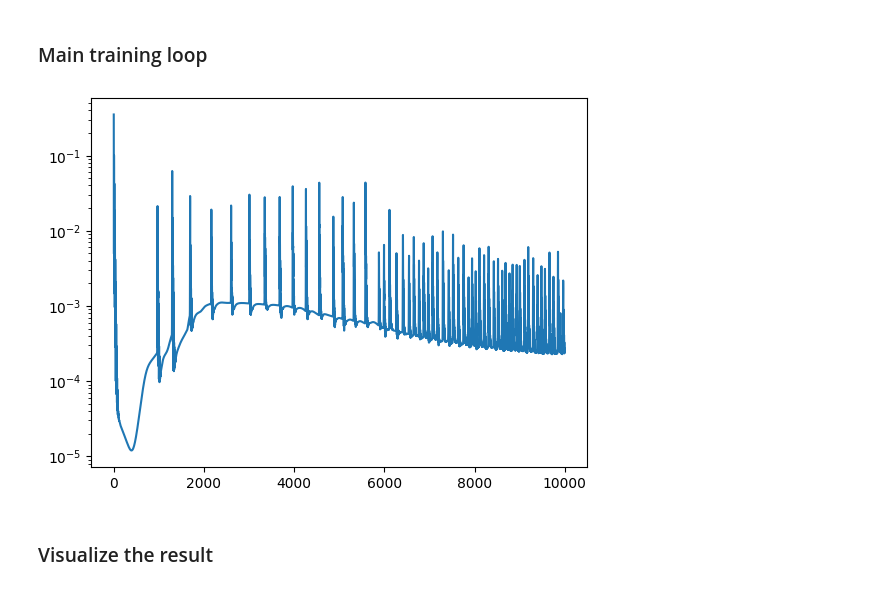
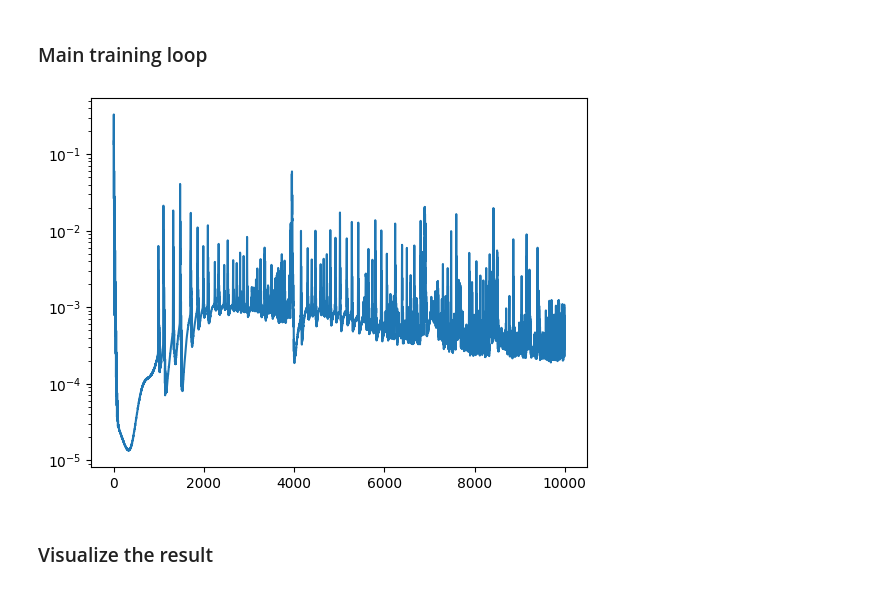
Before and after one commit to JamesAndrewKing/GaussNewtonShapes, a Jupyter notebook: notebooks/minimal_surface_refactor.ipynb, the cells around one changed output. Cells and saved outputs as stored; diff of their text form; code cells hidden in the pictures.

Commit message:
moving surfaces

```diff
--- a/notebooks/minimal_surface_refactor.ipynb
+++ b/notebooks/minimal_surface_refactor.ipynb
@@ -86,44 +86,49 @@ params = model.params
 lr_init = 1e-2
 optim = torch.optim.Adam(model.parameters(), lr=lr_init)
 # optim = HandNGD(model, lr=lr_init, config=config)
+sample_on_surface = True
 
 loss_over_iters = {}
 
 for i in (pbar:=trange(10000)):
     optim.zero_grad()
-
-    # if i == 2000:
-    #     optim.lr = 1e-3
 
     ## 1) Interface at boundaries
     loss_interface  = 0.5*model.f(params, pts_boundary).square().mean()
     loss_interface += loss_weights["interface_corners"] * 0.5*model.f(params, pts_corners).square().mean()
 
     ## 2) Eikonal at boundaries (or everywhere?)
     loss_eikonal  = 0.5*(model.vf_x(params, pts_boundary).squeeze(1).square().sum(1).sqrt() - 1).square().mean()
-    # loss_eikonal += 10*(vf_x(params, pts_corners).squeeze(1).square().sum(1).sqrt() - 1).square().mean()
 
+    if sample_on_surface:
+        pts_space = torch.rand([10000, 3])
+        vals_sq = model(pts_space).square().squeeze()
+        pts = pts_space[vals_sq<1e-4]
+        if len(pts):
+            pts_space = pts
+        config["pts_space"] = pts_space
+        optim.config = config
     loss_laplacian = 0.5*model.v_f_laplace(params, pts_space).squeeze(1).square().mean()
 
     loss = loss_weights["interface"] * loss_interface + loss_weights["eikonal"] * loss_eikonal + loss_weights["laplacian"] * loss_laplacian
 
     loss.backward()
     optim.step()
     with torch.no_grad():
         loss_metric = loss_interface + loss_laplacian
 
         pbar.set_description(f"interface: {loss_interface.item():.2e} "
                             f"eikonal: {loss_eikonal.item():.2e} "
                             f"laplacian: {loss_laplacian.item():.2e} "
-                            # f"{len(pts_space)}"
+                            f"{len(pts_space)}"
                             )
         loss_over_iters[i] = loss_metric.item()
 
 plt.plot(loss_over_iters.keys(), loss_over_iters.values())
 plt.semilogy()
 plt.show()
 # %% [output]
-[figure, old version]
+[figure, new version]
 # %% [markdown]
 ### Visualize the result
 # %%
```
Also changed, not shown: parts of 3 cells of this notebook, 16 other files.
